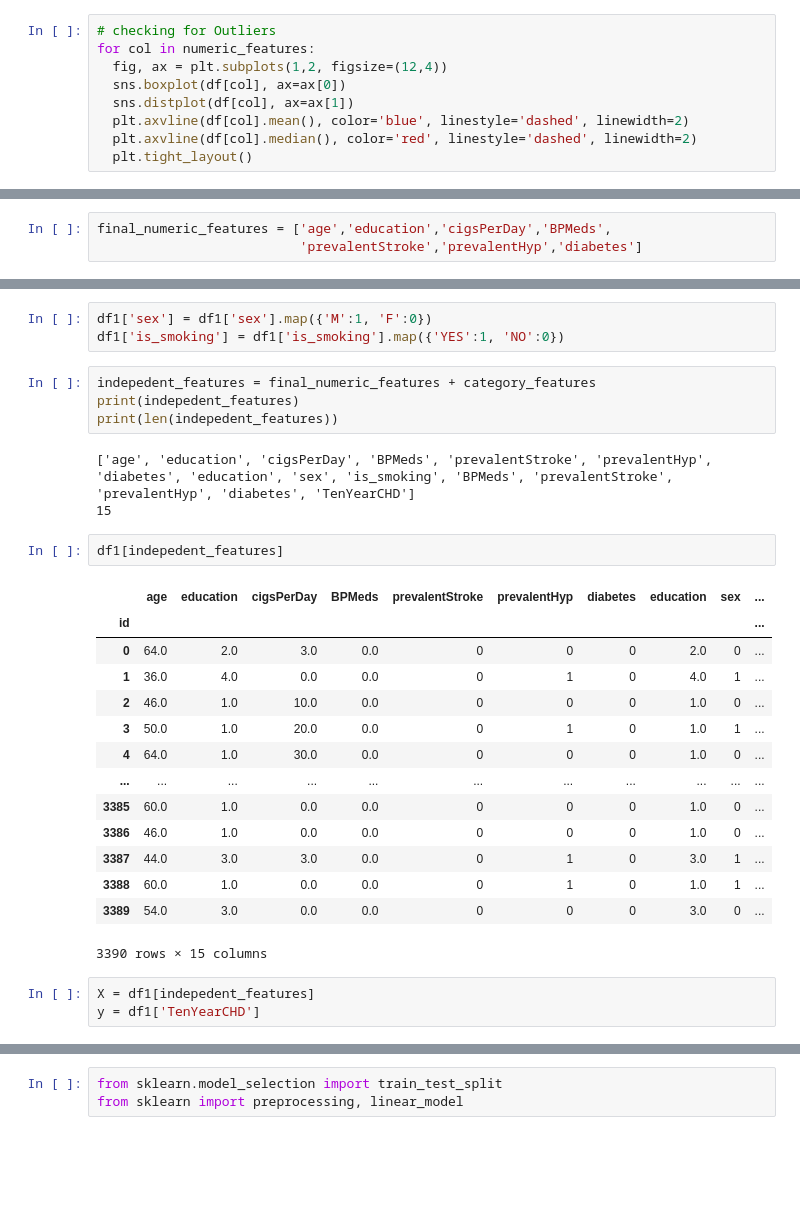
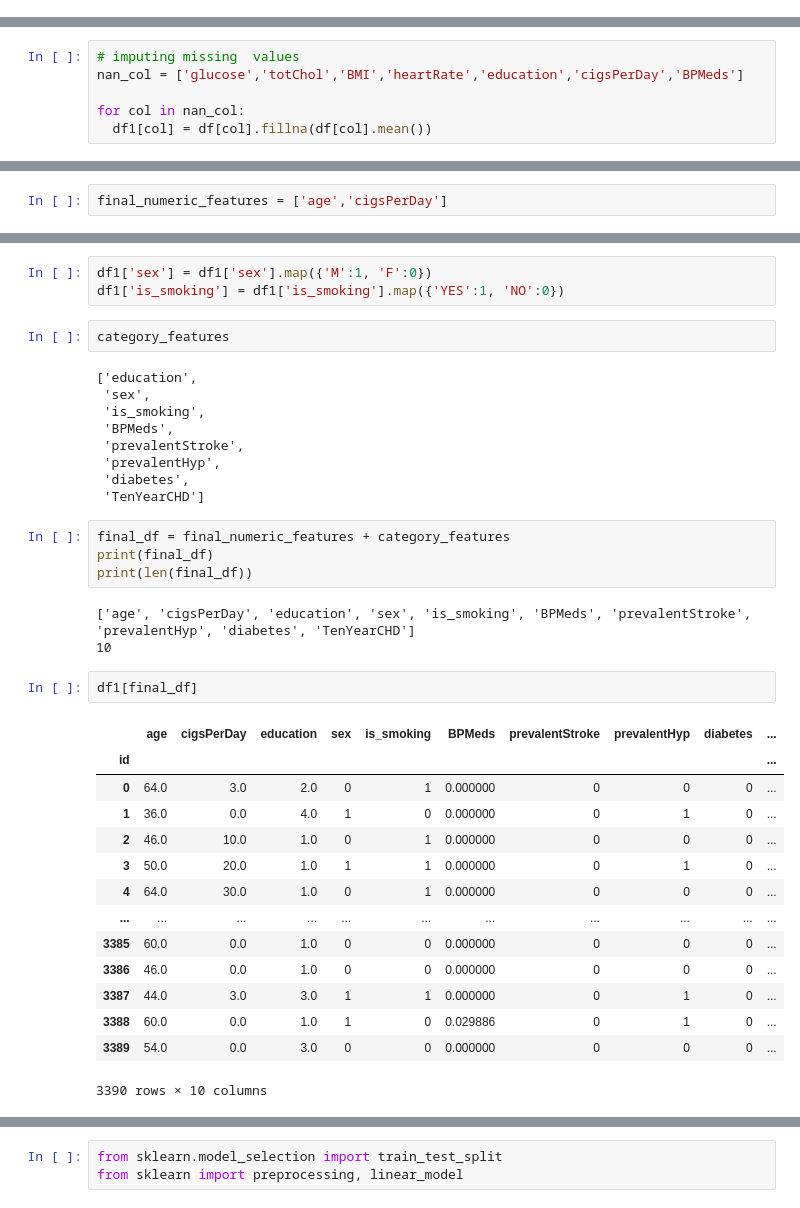
Before and after one commit to harkpun/Cardiovascular-Risk-Prediction, a Jupyter notebook: Cardiovascular_Risk_Prediction.ipynb, the cells around one changed output, grey strips where cells are left out. Saved outputs shown, nothing was run; the diff lists cells and outputs as text; blank space fills up the shorter version.

```diff
--- a/Cardiovascular_Risk_Prediction.ipynb
+++ b/Cardiovascular_Risk_Prediction.ipynb
@@ -293,9 +215,0 @@ print(upper_bound)
-# %%
-# checking for Outliers
-for col in numeric_features:
-  fig, ax = plt.subplots(1,2, figsize=(12,4))
-  sns.boxplot(df[col], ax=ax[0])
-  sns.distplot(df[col], ax=ax[1])
-  plt.axvline(df[col].mean(), color='blue', linestyle='dashed', linewidth=2)
-  plt.axvline(df[col].median(), color='red', linestyle='dashed', linewidth=2)
-  plt.tight_layout()
@@ -358,0 +287,6 @@ for col in numeric_features:
+# %%
+# imputing missing  values
+nan_col = ['glucose','totChol','BMI','heartRate','education','cigsPerDay','BPMeds']
+
+for col in nan_col:
+  df1[col] = df[col].fillna(df[col].mean())
@@ -459,5 +392,4 @@ calc_vif(df1[[i for i in df1.describe().columns if i not in ['TenYearCHD','diaBP
 # %%
-final_numeric_features = ['age','education','cigsPerDay','BPMeds',
-                          'prevalentStroke','prevalentHyp','diabetes']
+final_numeric_features = ['age','cigsPerDay']
 # %% [markdown]
 ## **Encoding**
@@ -481,30 +396,38 @@ df1[category_features]
 # %%
 df1['sex'] = df1['sex'].map({'M':1, 'F':0})
 df1['is_smoking'] = df1['is_smoking'].map({'YES':1, 'NO':0})
+# %%
+category_features
+# %% [output]
+['education',
+ 'sex',
+ 'is_smoking',
+ 'BPMeds',
+ 'prevalentStroke',
+ 'prevalentHyp',
+ 'diabetes',
+ 'TenYearCHD']
 # %%
-indepedent_features = final_numeric_features + category_features
-print(indepedent_features)
-print(len(indepedent_features))
+final_df = final_numeric_features + category_features
+print(final_df)
+print(len(final_df))
 # %% [output]
-['age', 'education', 'cigsPerDay', 'BPMeds', 'prevalentStroke', 'prevalentHyp', 'diabetes', 'education', 'sex', 'is_smoking', 'BPMeds', 'prevalentStroke', 'prevalentHyp', 'diabetes', 'TenYearCHD']
-15
+['age', 'cigsPerDay', 'education', 'sex', 'is_smoking', 'BPMeds', 'prevalentStroke', 'prevalentHyp', 'diabetes', 'TenYearCHD']
+10
 # %%
-df1[indepedent_features]
+df1[final_df]
 # %% [output]
-|  | age | education | cigsPerDay | BPMeds | prevalentStroke | prevalentHyp | diabetes | education | sex | ... |
+|  | age | cigsPerDay | education | sex | is_smoking | BPMeds | prevalentStroke | prevalentHyp | diabetes | ... |
 | id |  |  |  |  |  |  |  |  |  | ... |
-| 0 | 64.0 | 2.0 | 3.0 | 0.0 | 0 | 0 | 0 | 2.0 | 0 | ... |
-| 1 | 36.0 | 4.0 | 0.0 | 0.0 | 0 | 1 | 0 | 4.0 | 1 | ... |
-| 2 | 46.0 | 1.0 | 10.0 | 0.0 | 0 | 0 | 0 | 1.0 | 0 | ... |
-| 3 | 50.0 | 1.0 | 20.0 | 0.0 | 0 | 1 | 0 | 1.0 | 1 | ... |
-| 4 | 64.0 | 1.0 | 30.0 | 0.0 | 0 | 0 | 0 | 1.0 | 0 | ... |
+| 0 | 64.0 | 3.0 | 2.0 | 0 | 1 | 0.000000 | 0 | 0 | 0 | ... |
+| 1 | 36.0 | 0.0 | 4.0 | 1 | 0 | 0.000000 | 0 | 1 | 0 | ... |
+| 2 | 46.0 | 10.0 | 1.0 | 0 | 1 | 0.000000 | 0 | 0 | 0 | ... |
+| 3 | 50.0 | 20.0 | 1.0 | 1 | 1 | 0.000000 | 0 | 1 | 0 | ... |
+| 4 | 64.0 | 30.0 | 1.0 | 0 | 1 | 0.000000 | 0 | 0 | 0 | ... |
 | ... | ... | ... | ... | ... | ... | ... | ... | ... | ... | ... |
-| 3385 | 60.0 | 1.0 | 0.0 | 0.0 | 0 | 0 | 0 | 1.0 | 0 | ... |
-| 3386 | 46.0 | 1.0 | 0.0 | 0.0 | 0 | 0 | 0 | 1.0 | 0 | ... |
-| 3387 | 44.0 | 3.0 | 3.0 | 0.0 | 0 | 1 | 0 | 3.0 | 1 | ... |
-| 3388 | 60.0 | 1.0 | 0.0 | 0.0 | 0 | 1 | 0 | 1.0 | 1 | ... |
-| 3389 | 54.0 | 3.0 | 0.0 | 0.0 | 0 | 0 | 0 | 3.0 | 0 | ... |
+| 3385 | 60.0 | 0.0 | 1.0 | 0 | 0 | 0.000000 | 0 | 0 | 0 | ... |
+| 3386 | 46.0 | 0.0 | 1.0 | 0 | 0 | 0.000000 | 0 | 0 | 0 | ... |
+| 3387 | 44.0 | 3.0 | 3.0 | 1 | 1 | 0.000000 | 0 | 1 | 0 | ... |
+| 3388 | 60.0 | 0.0 | 1.0 | 1 | 0 | 0.029886 | 0 | 1 | 0 | ... |
+| 3389 | 54.0 | 0.0 | 3.0 | 0 | 0 | 0.000000 | 0 | 0 | 0 | ... |
-3390 rows × 15 columns
+3390 rows × 10 columns
-# %%
-X = df1[indepedent_features]
-y = df1['TenYearCHD']
```
Also changed, not shown: parts of 51 cells of this notebook.
